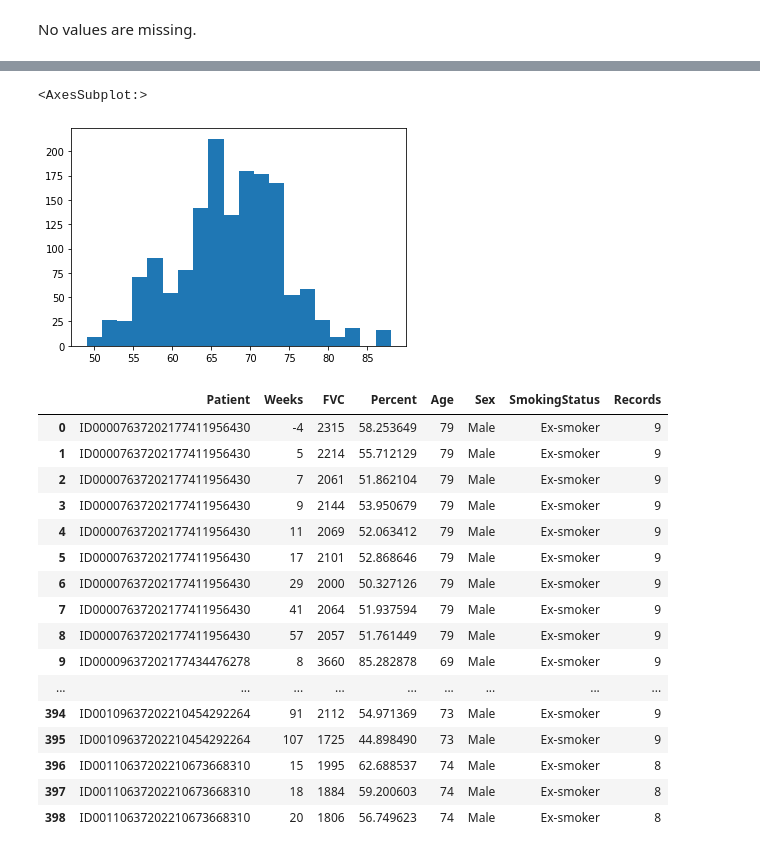
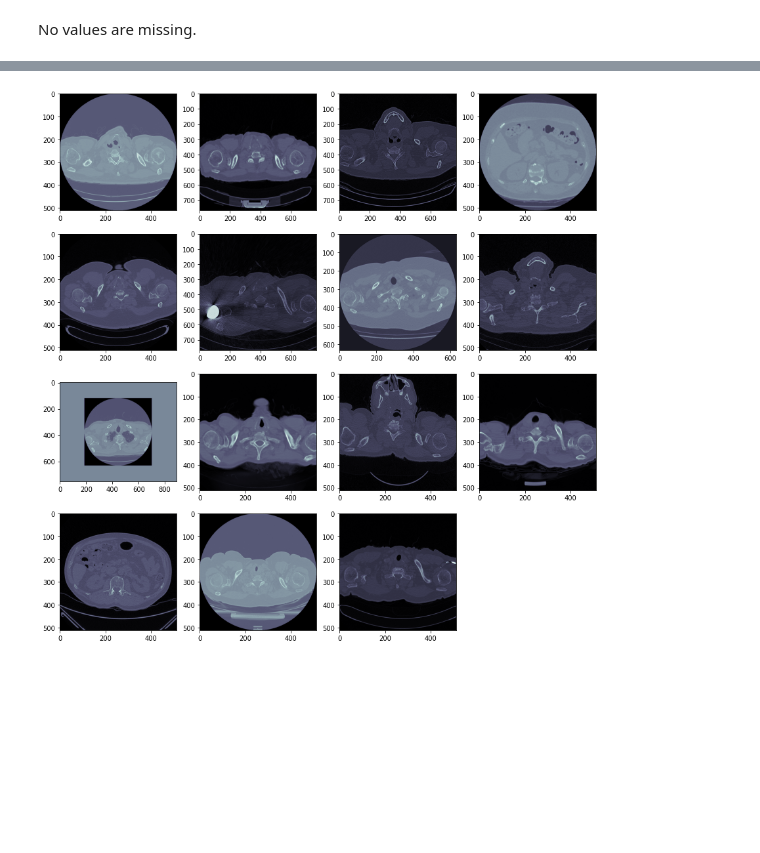
Before and after one commit to ilrd/Kaggle-Pulmonary-Fibrosis, a Jupyter notebook: notebooks/EDA.ipynb, the cells around one changed output, grey strips where cells are left out. Cells and saved outputs as stored; diff of their text form; code cells hidden in the pictures; blank space fills up the shorter version.

```diff
--- a/notebooks/EDA.ipynb
+++ b/notebooks/EDA.ipynb
@@ -224,25 +273,17 @@ Dataset.file_meta -------------------------------
-# %%
-train_df['Age'].hist(grid=False, bins=20)
-# %% [output]
-<AxesSubplot:>
-[figure, removed]
-# %%
-train_df
-# %% [output]
-|  | Patient | Weeks | FVC | Percent | Age | Sex | SmokingStatus | Records |
-| 0 | ID00007637202177411956430 | -4 | 2315 | 58.253649 | 79 | Male | Ex-smoker | 9 |
-| 1 | ID00007637202177411956430 | 5 | 2214 | 55.712129 | 79 | Male | Ex-smoker | 9 |
-| 2 | ID00007637202177411956430 | 7 | 2061 | 51.862104 | 79 | Male | Ex-smoker | 9 |
-| 3 | ID00007637202177411956430 | 9 | 2144 | 53.950679 | 79 | Male | Ex-smoker | 9 |
-| 4 | ID00007637202177411956430 | 11 | 2069 | 52.063412 | 79 | Male | Ex-smoker | 9 |
-| 5 | ID00007637202177411956430 | 17 | 2101 | 52.868646 | 79 | Male | Ex-smoker | 9 |
-| 6 | ID00007637202177411956430 | 29 | 2000 | 50.327126 | 79 | Male | Ex-smoker | 9 |
-| 7 | ID00007637202177411956430 | 41 | 2064 | 51.937594 | 79 | Male | Ex-smoker | 9 |
-| 8 | ID00007637202177411956430 | 57 | 2057 | 51.761449 | 79 | Male | Ex-smoker | 9 |
-| 9 | ID00009637202177434476278 | 8 | 3660 | 85.282878 | 69 | Male | Ex-smoker | 9 |
-| ... | ... | ... | ... | ... | ... | ... | ... | ... |
-| 394 | ID00109637202210454292264 | 91 | 2112 | 54.971369 | 73 | Male | Ex-smoker | 9 |
-| 395 | ID00109637202210454292264 | 107 | 1725 | 44.898490 | 73 | Male | Ex-smoker | 9 |
-| 396 | ID00110637202210673668310 | 15 | 1995 | 62.688537 | 74 | Male | Ex-smoker | 8 |
-| 397 | ID00110637202210673668310 | 18 | 1884 | 59.200603 | 74 | Male | Ex-smoker | 8 |
-| 398 | ID00110637202210673668310 | 20 | 1806 | 56.749623 | 74 | Male | Ex-smoker | 8 |
+# %%
+import pydicom as dicom
+from collections import defaultdict
+import math
+dcm_path = f'{raw_data_dir}/train'
+
+plt.figure(figsize=(12,12))
+
+for i, key in enumerate(os.listdir(dcm_path)[:16], start=1):
+    dcm_img = dicom.read_file(f"{dcm_path}/{key}/1.dcm")
+    dcm_img_array = dcm_img.pixel_array
+    plt.subplot(4,4,i)
+    plt.imshow(dcm_img_array, plt.cm.bone)
+
+plt.tight_layout()
+# %% [output]
+[figure, added]
```
Also changed, not shown: parts of 34 cells of this notebook, 7 other files.
